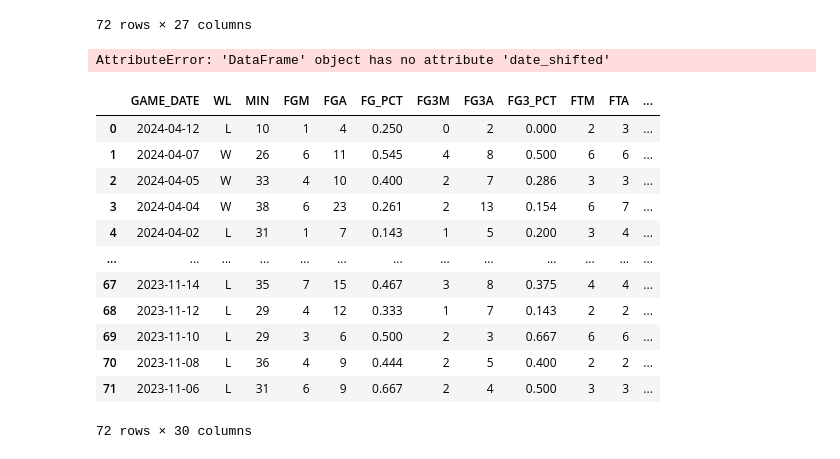
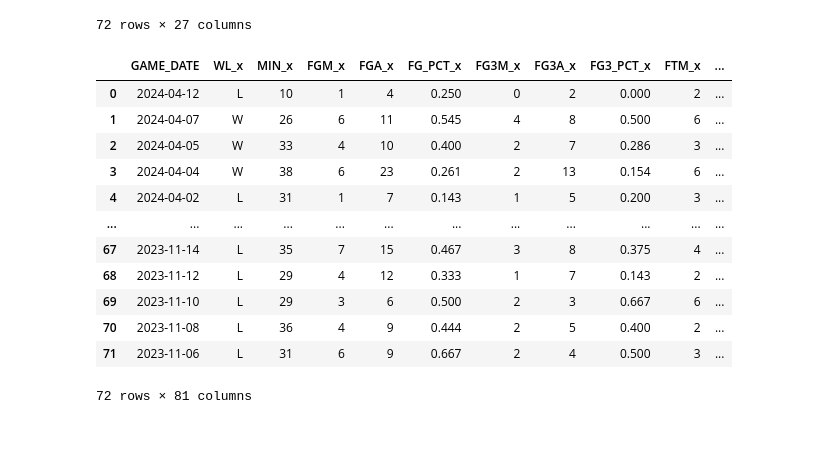
Before and after one commit to Krxnky/props.ai, a Jupyter notebook: Backend/data.ipynb, the cells around one changed output. Cells and saved outputs as stored; diff of their text form; code cells hidden in the pictures.

Commit message:
data cleanup

```diff
--- a/Backend/data.ipynb
+++ b/Backend/data.ipynb
@@ -33,42 +34,51 @@ final_df = pd.DataFrame(game_log[['GAME_DATE', 'WL', 'MIN', 'FGM','FGA','FG_PCT'
 league_df = pd.DataFrame(league_log[['GAME_DATE', 'WL','MIN','FGM','FGA','FG_PCT','FG3M','FG3A','FG3_PCT','FTM','FTA','FT_PCT','OREB','DREB','REB','AST','STL','BLK','TOV','PF','PTS'	,'PLUS_MINUS']])
 # %%
-final_df['GAME_DATE'] = pd.to_datetime(final_df['GAME_DATE'], format='mixed')
+df['GAME_DATE'] = pd.to_datetime(df['GAME_DATE'], format='mixed')
 league_df['GAME_DATE'] = pd.to_datetime(league_df['GAME_DATE'], format='mixed')
 # %%
-final_df['HOME'] = game_log['MATCHUP'].apply(lambda x: 1 if 'vs. ' in x else 0)
-final_df['TEAM'] = game_log['MATCHUP'].apply(lambda x: x.split()[0])
-final_df['OPPONENT'] = game_log['MATCHUP'].apply(lambda x: x.split()[-1])
+df['HOME'] = game_log['MATCHUP'].apply(lambda x: True if 'vs. ' in x else False)
+df['TEAM'] = game_log['MATCHUP'].apply(lambda x: x.split()[0])
+df['OPPONENT'] = game_log['MATCHUP'].apply(lambda x: x.split()[-1])
 
-league_df['HOME'] = league_log['MATCHUP'].apply(lambda x: 1 if 'vs. ' in x else 0)
+league_df['HOME'] = league_log['MATCHUP'].apply(lambda x: True if 'vs. ' in x else False)
 league_df['TEAM'] = league_log['MATCHUP'].apply(lambda x: x.split()[0])
 league_df['OPPONENT'] = league_log['MATCHUP'].apply(lambda x: x.split()[-1])
 # %%
-merged1 = final_df.merge(league_df, how = 'left', left_on = ['GAME_DATE', 'TEAM', 'OPPONENT'], right_on=['GAME_DATE', 'TEAM', 'OPPONENT'])
-merged2 = merged1.merge(league_df, how = 'left', left_on = ['GAME_DATE', 'OPPONENT'], right_on=['GAME_DATE', 'TEAM'])
+merged1 = df.merge(league_df, how = 'left', left_on = ['GAME_DATE', 'TEAM', 'OPPONENT'], right_on=['GAME_DATE', 'TEAM', 'OPPONENT'])
+final_df = merged1.merge(league_df, how = 'left', left_on = ['GAME_DATE', 'OPPONENT'], right_on=['GAME_DATE', 'TEAM'])
 # %%
-merged2['date_shifted'] = merged2['GAME_DATE'].shift(1)
-merged2['days_rest'] = merged2.date_shifted - merged2.GAME_DATE
-merged2['days_rest'] = merged2['days_rest'].dt.days
+final_df['date_shifted'] = final_df['GAME_DATE'].shift(1)
+final_df['days_rest'] = final_df.date_shifted - final_df.GAME_DATE
+final_df['days_rest'] = final_df['days_rest'].dt.days
-# %% [output]
-AttributeError: 'DataFrame' object has no attribute 'date_shifted'
 # %%
-merged2['rolling_avg'] = merged2['PTS_x'].rolling(window=5, min_periods=1).mean().values
-merged2['rolling_3pa_avg'] = merged2['FG3A_x'].rolling(window=5, min_periods=1).mean().values
-merged2['min_rolling'] = merged2['MIN_x'].rolling(window=5, min_periods=1).mean().values
-merged2['rolling_team_fta'] = merged2['FTA_y'].rolling(window=5, min_periods=1).mean().values
-merged2['rolling_opp_pts'] = merged2['PTS'].rolling(window=5, min_periods=1).mean().values
-merged2
+final_df['rolling_avg'] = final_df['PTS_x'].rolling(window=5, min_periods=1).mean().values
+final_df['rolling_3pa_avg'] = final_df['FG3A_x'].rolling(window=5, min_periods=1).mean().values
+final_df['min_rolling'] = final_df['MIN_x'].rolling(window=5, min_periods=1).mean().values
+final_df['rolling_team_fta'] = final_df['FTA_y'].rolling(window=5, min_periods=1).mean().values
+final_df['rolling_opp_pts'] = final_df['PTS'].rolling(window=5, min_periods=1).mean().values
+final_df['rolling_team_fga'] = final_df['FGA_y'].rolling(window=5, min_periods=1).mean().values
+final_df['rolling_fga'] = final_df['FGA_x'].rolling(window=5, min_periods=1).mean().values
+final_df['rolling_fta'] = final_df['FTA_x'].rolling(window=5, min_periods=1).mean().values
+final_df['rolling_team_3pa'] = final_df['FG3A_y'].rolling(window=5, min_periods=1).mean().values
+final_df['rolling_team_pts'] = final_df['PTS_y'].rolling(window=5, min_periods=1).mean().values
+final_df['rolling_team_fg_pct'] = final_df['FG_PCT_y'].rolling(window=5, min_periods=1).mean().values
+final_df['rolling_stls'] = final_df['STL'].rolling(window=5, min_periods=1).mean().values
+
+
+
+
+final_df.drop(columns=['TEAM_y', 'OPPONENT_y', 'HOME_y', 'HOME'])
 # %% [output]
-|  | GAME_DATE | WL | MIN | FGM | FGA | FG_PCT | FG3M | FG3A | FG3_PCT | FTM | FTA | ... |
-| 0 | 2024-04-12 | L | 10 | 1 | 4 | 0.250 | 0 | 2 | 0.000 | 2 | 3 | ... |
-| 1 | 2024-04-07 | W | 26 | 6 | 11 | 0.545 | 4 | 8 | 0.500 | 6 | 6 | ... |
-| 2 | 2024-04-05 | W | 33 | 4 | 10 | 0.400 | 2 | 7 | 0.286 | 3 | 3 | ... |
-| 3 | 2024-04-04 | W | 38 | 6 | 23 | 0.261 | 2 | 13 | 0.154 | 6 | 7 | ... |
-| 4 | 2024-04-02 | L | 31 | 1 | 7 | 0.143 | 1 | 5 | 0.200 | 3 | 4 | ... |
-| ... | ... | ... | ... | ... | ... | ... | ... | ... | ... | ... | ... | ... |
-| 67 | 2023-11-14 | L | 35 | 7 | 15 | 0.467 | 3 | 8 | 0.375 | 4 | 4 | ... |
-| 68 | 2023-11-12 | L | 29 | 4 | 12 | 0.333 | 1 | 7 | 0.143 | 2 | 2 | ... |
-| 69 | 2023-11-10 | L | 29 | 3 | 6 | 0.500 | 2 | 3 | 0.667 | 6 | 6 | ... |
-| 70 | 2023-11-08 | L | 36 | 4 | 9 | 0.444 | 2 | 5 | 0.400 | 2 | 2 | ... |
-| 71 | 2023-11-06 | L | 31 | 6 | 9 | 0.667 | 2 | 4 | 0.500 | 3 | 3 | ... |
+|  | GAME_DATE | WL_x | MIN_x | FGM_x | FGA_x | FG_PCT_x | FG3M_x | FG3A_x | FG3_PCT_x | FTM_x | ... |
+| 0 | 2024-04-12 | L | 10 | 1 | 4 | 0.250 | 0 | 2 | 0.000 | 2 | ... |
+| 1 | 2024-04-07 | W | 26 | 6 | 11 | 0.545 | 4 | 8 | 0.500 | 6 | ... |
+| 2 | 2024-04-05 | W | 33 | 4 | 10 | 0.400 | 2 | 7 | 0.286 | 3 | ... |
+| 3 | 2024-04-04 | W | 38 | 6 | 23 | 0.261 | 2 | 13 | 0.154 | 6 | ... |
+| 4 | 2024-04-02 | L | 31 | 1 | 7 | 0.143 | 1 | 5 | 0.200 | 3 | ... |
+| ... | ... | ... | ... | ... | ... | ... | ... | ... | ... | ... | ... |
+| 67 | 2023-11-14 | L | 35 | 7 | 15 | 0.467 | 3 | 8 | 0.375 | 4 | ... |
+| 68 | 2023-11-12 | L | 29 | 4 | 12 | 0.333 | 1 | 7 | 0.143 | 2 | ... |
+| 69 | 2023-11-10 | L | 29 | 3 | 6 | 0.500 | 2 | 3 | 0.667 | 6 | ... |
+| 70 | 2023-11-08 | L | 36 | 4 | 9 | 0.444 | 2 | 5 | 0.400 | 2 | ... |
+| 71 | 2023-11-06 | L | 31 | 6 | 9 | 0.667 | 2 | 4 | 0.500 | 3 | ... |
-72 rows × 30 columns
+72 rows × 81 columns
```
Also changed, not shown: parts of 7 cells of this notebook.
